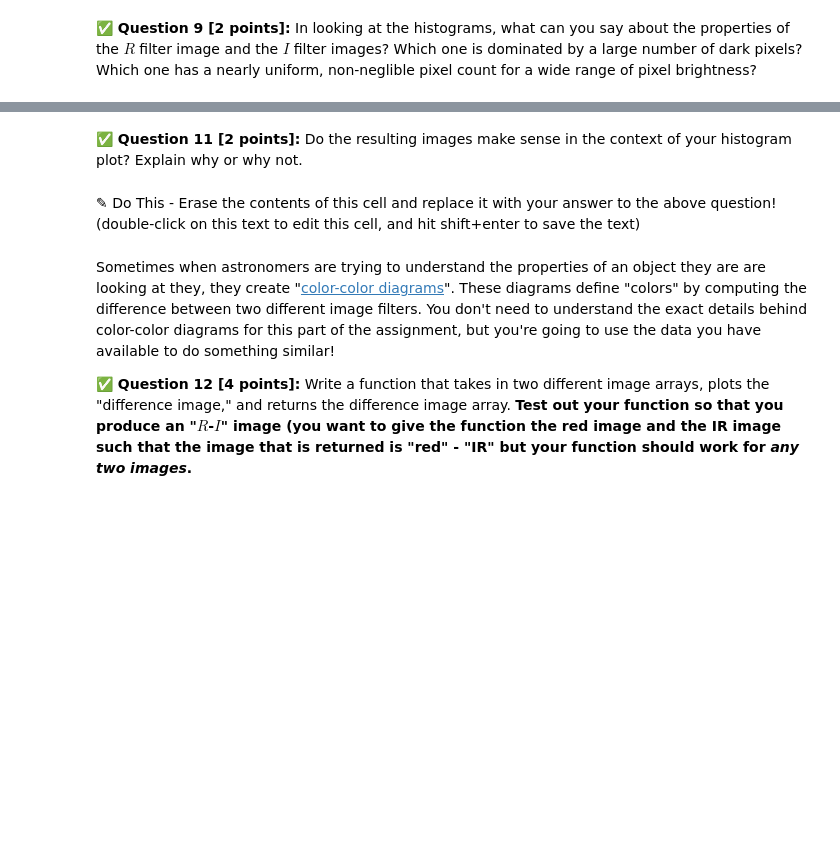
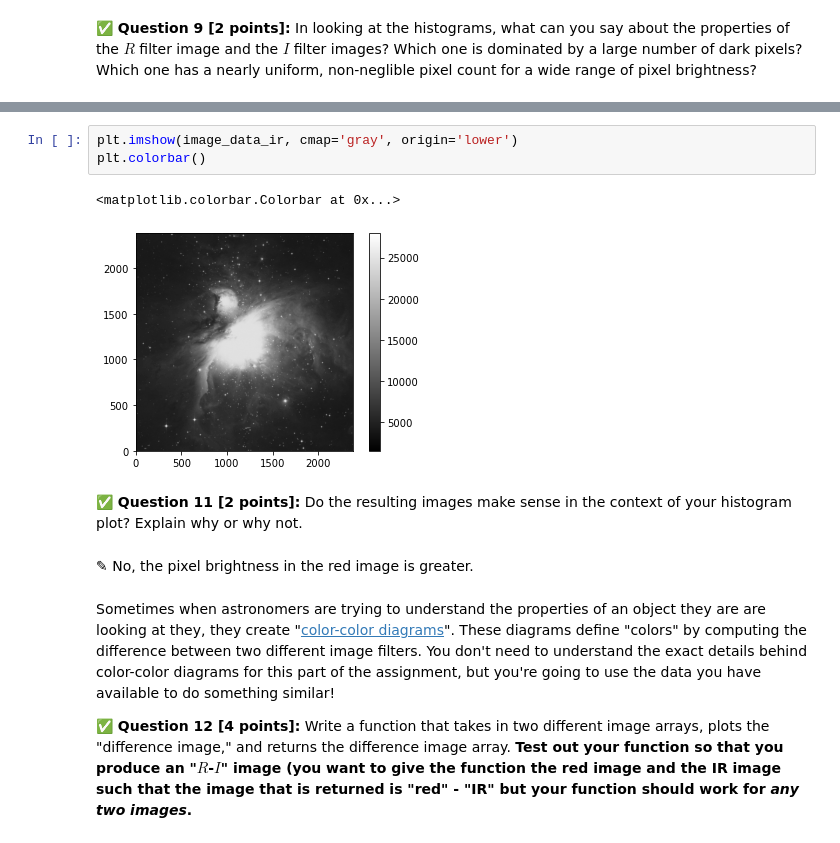
Before and after one commit to gruczela/cmse202-s21-turnin, a Jupyter notebook: hw-01/HW-01_GitPracticeDebuggingAndPythonPackages-STUDENT.ipynb, the cells around one changed output, grey strips where cells are left out. Saved outputs shown, nothing was run; the diff lists cells and outputs as text; blank space fills up the shorter version.

```diff
--- a/hw-01/HW-01_GitPracticeDebuggingAndPythonPackages-STUDENT.ipynb
+++ b/hw-01/HW-01_GitPracticeDebuggingAndPythonPackages-STUDENT.ipynb
@@ -256,7 +289,13 @@ Now that you have a bit of understanding about the the properties of the images
+# %%
+plt.imshow(image_data_ir, cmap='gray', origin='lower')
+plt.colorbar()
+# %% [output]
+<matplotlib.colorbar.Colorbar at 0x...>
+[figure, added]
 # %% [markdown]
 **&#9989; Question 11 [2 points]:** Do the resulting images make sense in the context of your histogram plot? Explain why or why not.
-# %% [markdown]
-<font size=+3>&#9998;</font> Do This - Erase the contents of this cell and replace it with your answer to the above question!  (double-click on this text to edit this cell, and hit shift+enter to save the text)
+# %% [markdown]
+<font size=+3>&#9998;</font> No, the pixel brightness in the red image is greater.
 # %% [markdown]
 Sometimes when astronomers are trying to understand the properties of an object they are are looking at they, they create "[color-color diagrams](https://en.wikipedia.org/wiki/Color%E2%80%93color_diagram)". These diagrams define "colors" by computing the difference between two different image filters. You don't need to understand the exact details behind color-color diagrams for this part of the assignment, but you're going to use the data you have available to do something similar!
 
```
Also changed, not shown: parts of 13 cells of this notebook.
